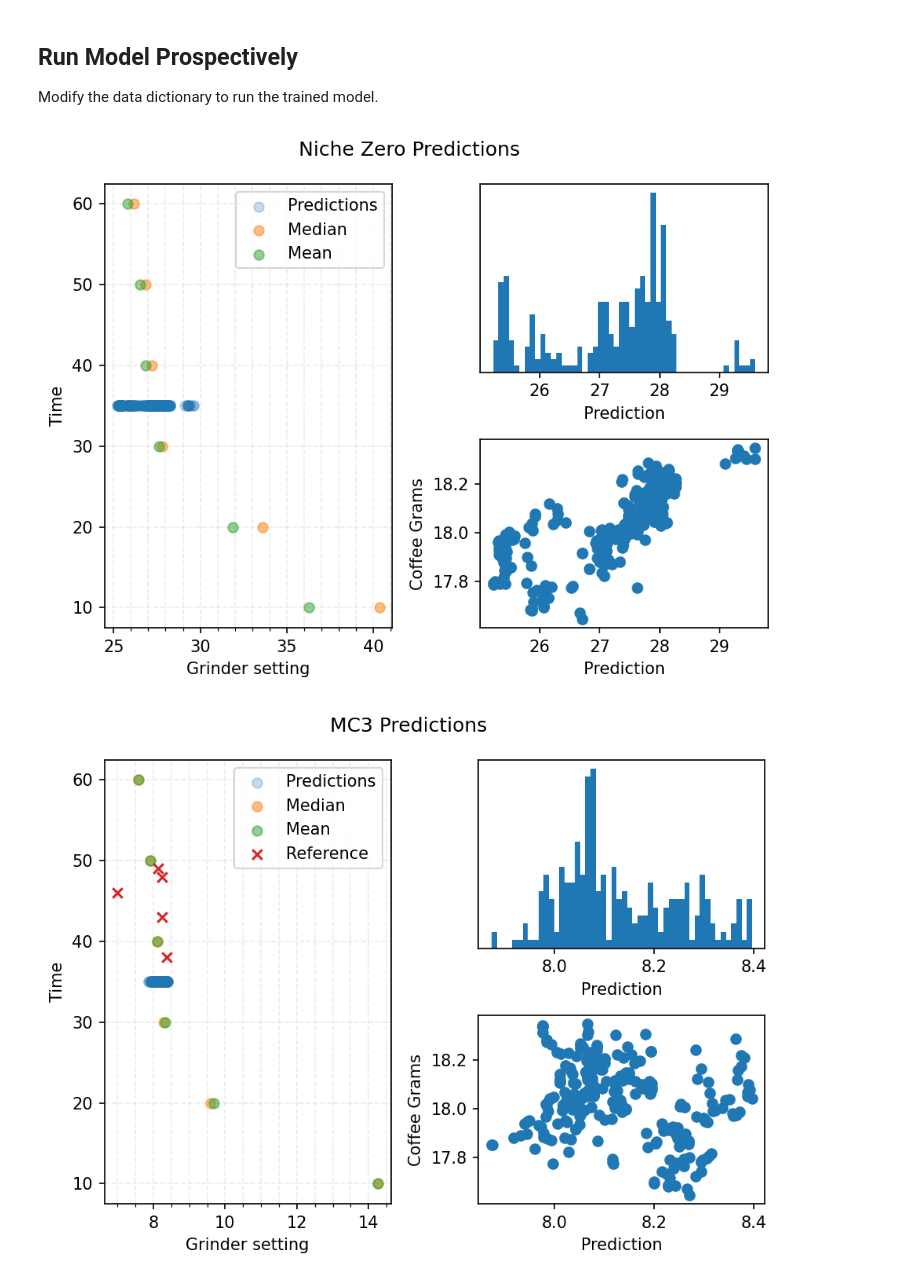
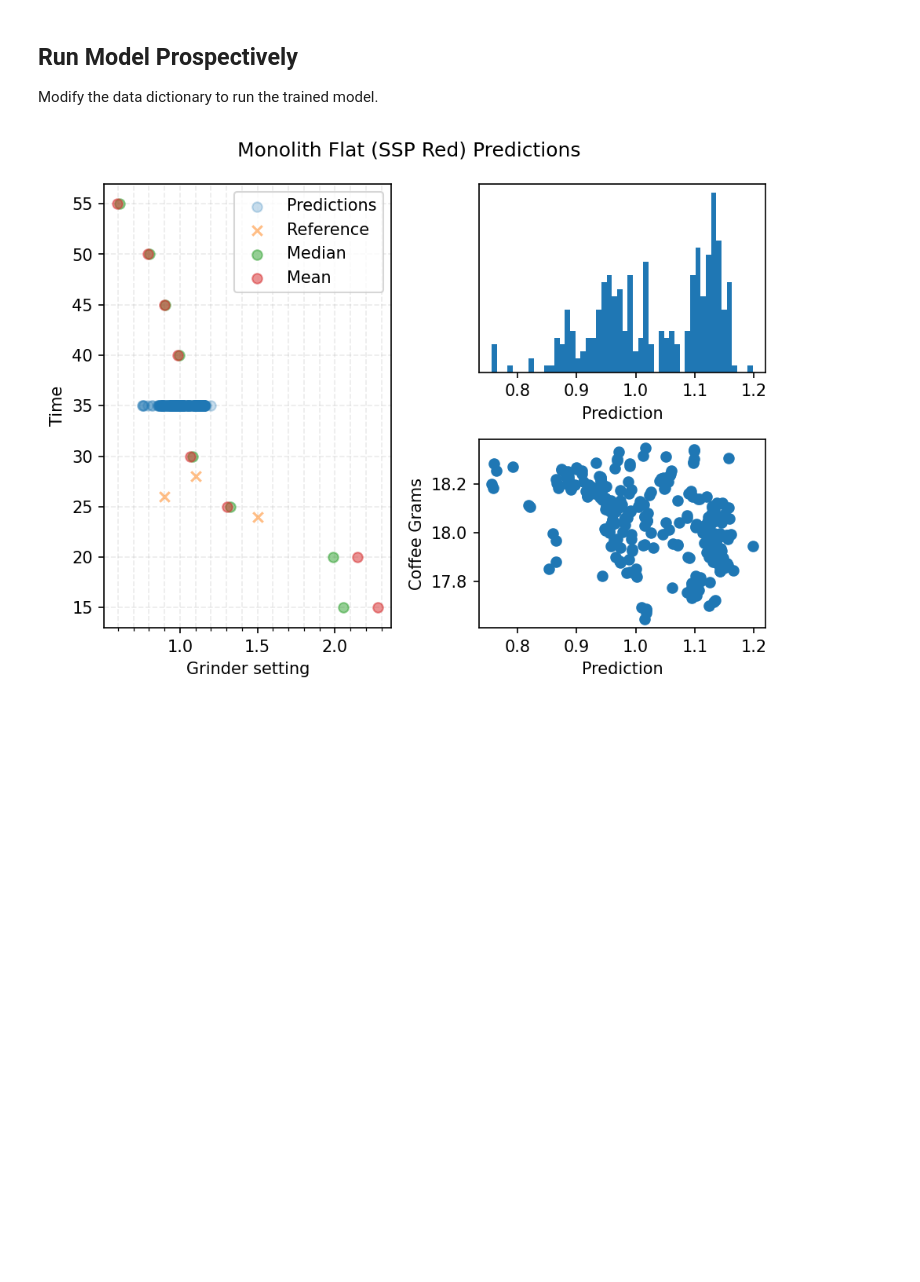
Before and after one commit to badisa/optpresso, a Jupyter notebook: notebooks/alternative_models.ipynb, the cells around one changed output. Cells and saved outputs as stored; diff of their text form; code cells hidden in the pictures; blank space fills up the shorter version.

```diff
--- a/notebooks/alternative_models.ipynb
+++ b/notebooks/alternative_models.ipynb
@@ -72,8 +76,9 @@ def prepare_dataframe(df):
 # %%
 df = dataframe_from_csv(DATA_DOWNLOAD_URL)
 df = prepare_dataframe(df)
+rng = np.random.default_rng(814)
 
-encoded_cols = ("grinder", "coffee", "roaster", "machine", "machineprofile", "coffee_words", "roastdate")
+encoded_cols = ("grinder", "coffee", "roaster", "machine", "machineprofile", "coffee_words", "roastdate", "basket", "filter")
 
 encs = {}
 for col in encoded_cols:
@@ -115,6 +120,8 @@ for col in ["arbitraryrating1-10"]:
     if col in df.columns:
         print("Dropping", col)
         df = df.drop(col, axis=1)
+# Shuffle, in case ordering matters
+df = df.sample(frac=1, random_state=rng).reset_index(drop=True)
 # %% [output]
 Encoding grinder
 Encoding coffee
@@ -157,7 +160,8 @@ def resample_field(
 # %%
 def construct_regressor(estimators: int = 125):
     return HistGradientBoostingRegressor(
-        loss='poisson', max_iter=estimators, random_state=814
+#         loss='poisson',
+        max_iter=estimators, random_state=814
     )
 # %% [markdown]
 ## Evaluate using GradientBoosting to make predictions
@@ -285,15 +293,15 @@ def percent_diff(x, y):
 # %%
 enhance_sample = True
-estimators = 1000
-dropped = ("date", )
+estimators = 600
+dropped = ("date", "brewratio")
 
 training = df
 if enhance_sample:
-    sampled_coffee = resample_field(training, "coffeegrams", ["grinder", "coffee"], samples=5)
-    sampled_output = resample_field(
-        training, "output", ["machine", "machineprofile", "grinder", "coffee"], samples=5
-    )
-    training = pd.concat([training, sampled_coffee, sampled_output])
+    sampled_coffee = resample_field(training, "coffeegrams", ["grinder", "coffee"], std=0.05, samples=3)
+#     sampled_output = resample_field(
+#         training, "output", ["machine", "machineprofile", "grinder", "coffee"], samples=1
+#     )
+    training = pd.concat([training, sampled_coffee])
 
 x, y = prepare_df_for_modeling(
     training, "grindersetting", drop_cols=dropped, encoders=encs
@@ -309,14 +317,16 @@ Trained model with 35081 data points
 Modify the data dictionary to run the trained model.
 # %%
 data = {
-    "coffee": "PMC - Panama Elida Estate Geisha Washed",
+    "coffee": "Luna - IHCafe90 Olga Benitez Marcala Honduras Espresso",
     "coffeegrams": 18.0,
-    "roastdate": "12/01/22",
+    "roastdate": "03/06/23",
     "time": 35,
     "output": 36.0,
     "machine": "Decent DE1PRO",
     "machineprofile": "",
-    "grinder": None,  # Leave None to predict for all grinders
+    "grinder": "Monolith Flat (SSP Red)",  # Leave None to predict for all grinders,
+    "basket": "Weber Unibasket",
+    "filter": "",
 }
 
 
@@ -326,7 +336,7 @@ data["grindersetting"] = 0.5  # Meaningless value
 data_df = pd.DataFrame.from_dict([data])
 data_df = prepare_dataframe(data_df)
 
-for field in ["roaster", "coffee", "machine", "machineprofile"]:
+for field in ["roaster", "coffee", "machine", "machineprofile", "basket"]:
     check_value_exists(field, data_df, df)
 
 profile_df = training[
@@ -340,7 +350,7 @@ valid_weights_idxs = np.argwhere(percent_diff(data["coffeegrams"], weight_values
 weight_values = weight_values[valid_weights_idxs]
 
 max_profile_time = min(120, profile_df.time.max())
-step_size = 10
+step_size = 5
 min_profile_time = max(
     step_size, profile_df.time.min() - (profile_df.time.min() % step_size)
 )
@@ -419,35 +429,37 @@ for grinder in df.grinder.unique():
             med_pred = np.median(pred_fit)
             mean.append(mean_pred)
             med.append(med_pred)
             times.append(time)
 
-    plot3.scatter(med, times, label="Median", alpha=0.5)
-    plot3.scatter(mean, times, label="Mean", alpha=0.5)
-
     reference_vals = grinder_df[
         (grinder_df.coffee == test_df.coffee.values[0])
         & (grinder_df.roaster == test_df.roaster.values[0])
         & (grinder_df.roastdate == test_df.roastdate.values[0])
         & (grinder_df.machine.str.lower() == test_df.machine.str.lower().values[0])
         & (grinder_df.grinder == grinder)
         & (grinder_df.machineprofile.str.lower() == test_df.machineprofile.str.lower().values[0])
+        & (grinder_df.basket.str.lower() == test_df.basket.str.lower().values[0])
+        & (grinder_df["filter"].str.lower() == test_df["filter"].str.lower().values[0])
     ]
     if len(reference_vals):
         plot3.scatter(
             reference_vals.grindersetting,
             reference_vals.time,
             label="Reference",
             marker="x",
+            alpha=0.5,
         )
+
+    plot3.scatter(med, times, label="Median", alpha=0.5)
+    plot3.scatter(mean, times, label="Mean", alpha=0.5)
 
     plot3.set_ylabel("Time")
     plot3.set_xlabel("Grinder setting")
     plot3.get_xaxis().set_minor_locator(AutoMinorLocator())
     plot3.legend()
     plot3.set_axisbelow(True)
     plot3.grid(linestyle="--", which="both", alpha=.25)
     fig.tight_layout()
     plt.show()
 # %% [output]
-[figure, old version]
+[figure, new version]
-[figure, removed]
```
Also changed, not shown: parts of 9 cells of this notebook.
